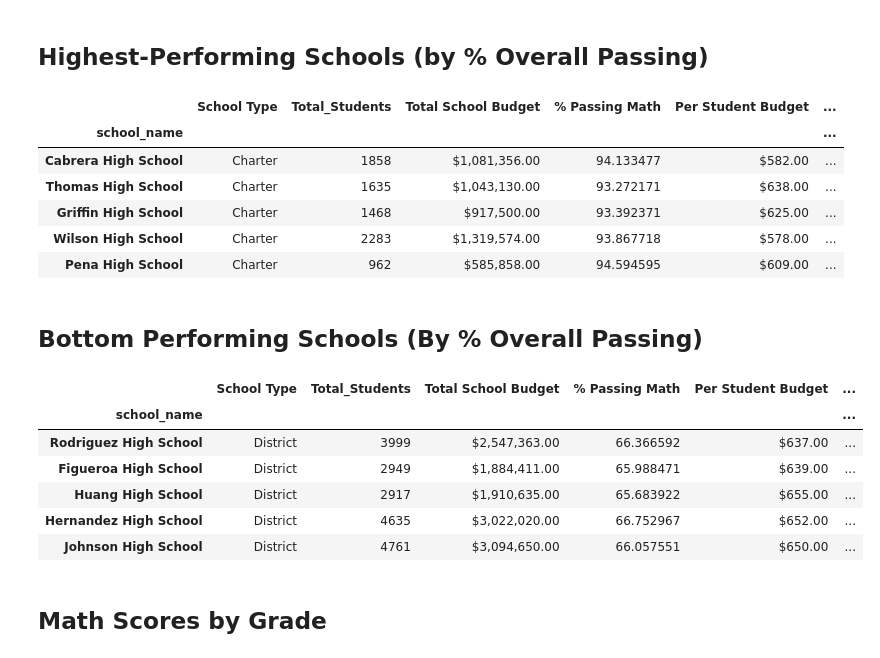
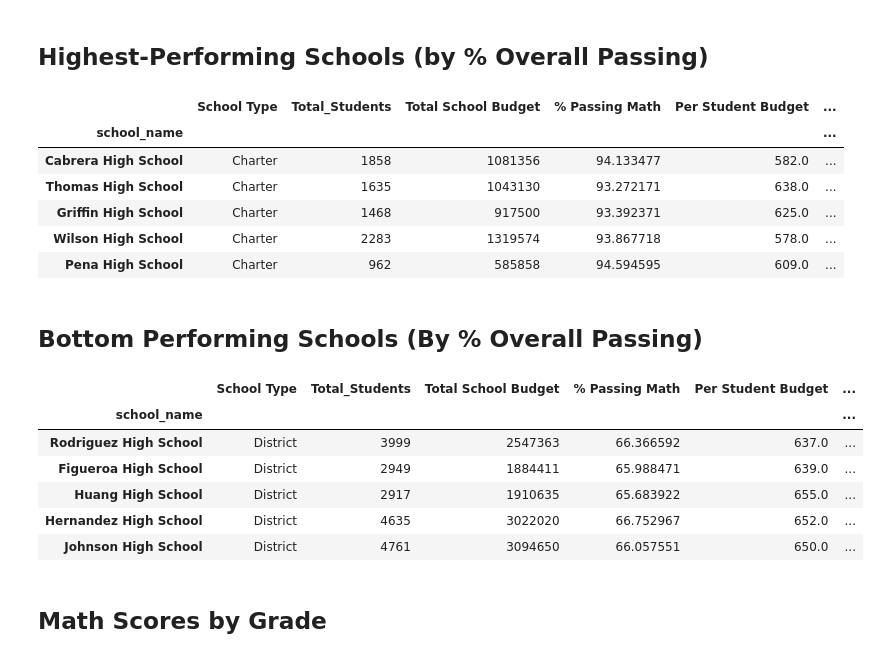
Before and after one commit to mascee/pandas-challenge, a Jupyter notebook: PyCitySchools/PyCitySchools.ipynb, the cells around one changed output. Cells and saved outputs as stored; diff of their text form; code cells hidden in the pictures.

```diff
--- a/PyCitySchools/PyCitySchools.ipynb
+++ b/PyCitySchools/PyCitySchools.ipynb
@@ -533,8 +530,9 @@ per_school_summary = pd.DataFrame({"School Type": school_types,
                                   })
 
 # Formatting
-per_school_summary["Total School Budget"] = per_school_summary["Total School Budget"].map("${:,.2f}".format)
-per_school_summary["Per Student Budget"] = per_school_summary["Per Student Budget"].map("${:,.2f}".format)
+
+# per_school_summary["Total School Budget"] = per_school_summary["Total School Budget"].map("${:,.2f}".format)
+# per_school_summary["Per Student Budget"] = per_school_summary["Per Student Budget"].map("${:,.2f}".format)
 
 # Display the DataFrame
 per_school_summary
@@ -561,29 +584,29 @@ per_school_summary
 # %%
 # Sort the schools by `% Overall Passing` in descending order and display the top 5 rows
 top_schools = per_school_summary.sort_values(by="% Overall Passing", ascending=False)
-top_schools.head(5)
+top_schools.head()
 # %% [output]
 |  | School Type | Total_Students | Total School Budget | % Passing Math | Per Student Budget | ... |
 | school_name |  |  |  |  |  | ... |
-| Cabrera High School | Charter | 1858 | $1,081,356.00 | 94.133477 | $582.00 | ... |
-| Thomas High School | Charter | 1635 | $1,043,130.00 | 93.272171 | $638.00 | ... |
-| Griffin High School | Charter | 1468 | $917,500.00 | 93.392371 | $625.00 | ... |
-| Wilson High School | Charter | 2283 | $1,319,574.00 | 93.867718 | $578.00 | ... |
-| Pena High School | Charter | 962 | $585,858.00 | 94.594595 | $609.00 | ... |
+| Cabrera High School | Charter | 1858 | 1081356 | 94.133477 | 582.0 | ... |
+| Thomas High School | Charter | 1635 | 1043130 | 93.272171 | 638.0 | ... |
+| Griffin High School | Charter | 1468 | 917500 | 93.392371 | 625.0 | ... |
+| Wilson High School | Charter | 2283 | 1319574 | 93.867718 | 578.0 | ... |
+| Pena High School | Charter | 962 | 585858 | 94.594595 | 609.0 | ... |
 # %% [markdown]
 ## Bottom Performing Schools (By % Overall Passing)
 # %%
 # Sort the schools by `% Overall Passing` in ascending order and display the top 5 rows.
 bottom_schools = per_school_summary.sort_values(by="% Overall Passing", ascending=True)
-bottom_schools.head(5)
+bottom_schools.head()
 # %% [output]
 |  | School Type | Total_Students | Total School Budget | % Passing Math | Per Student Budget | ... |
 | school_name |  |  |  |  |  | ... |
-| Rodriguez High School | District | 3999 | $2,547,363.00 | 66.366592 | $637.00 | ... |
-| Figueroa High School | District | 2949 | $1,884,411.00 | 65.988471 | $639.00 | ... |
-| Huang High School | District | 2917 | $1,910,635.00 | 65.683922 | $655.00 | ... |
-| Hernandez High School | District | 4635 | $3,022,020.00 | 66.752967 | $652.00 | ... |
-| Johnson High School | District | 4761 | $3,094,650.00 | 66.057551 | $650.00 | ... |
+| Rodriguez High School | District | 3999 | 2547363 | 66.366592 | 637.0 | ... |
+| Figueroa High School | District | 2949 | 1884411 | 65.988471 | 639.0 | ... |
+| Huang High School | District | 2917 | 1910635 | 65.683922 | 655.0 | ... |
+| Hernandez High School | District | 4635 | 3022020 | 66.752967 | 652.0 | ... |
+| Johnson High School | District | 4761 | 3094650 | 66.057551 | 650.0 | ... |
 # %% [markdown]
 ## Math Scores by Grade
 # %%
```
Also changed, not shown: parts of 18 cells of this notebook.
